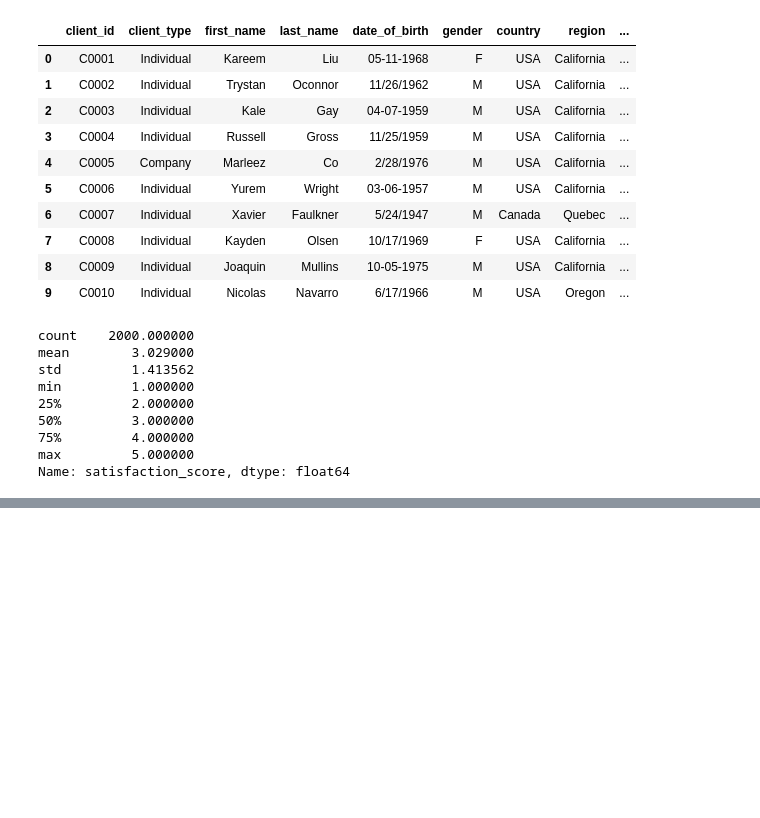
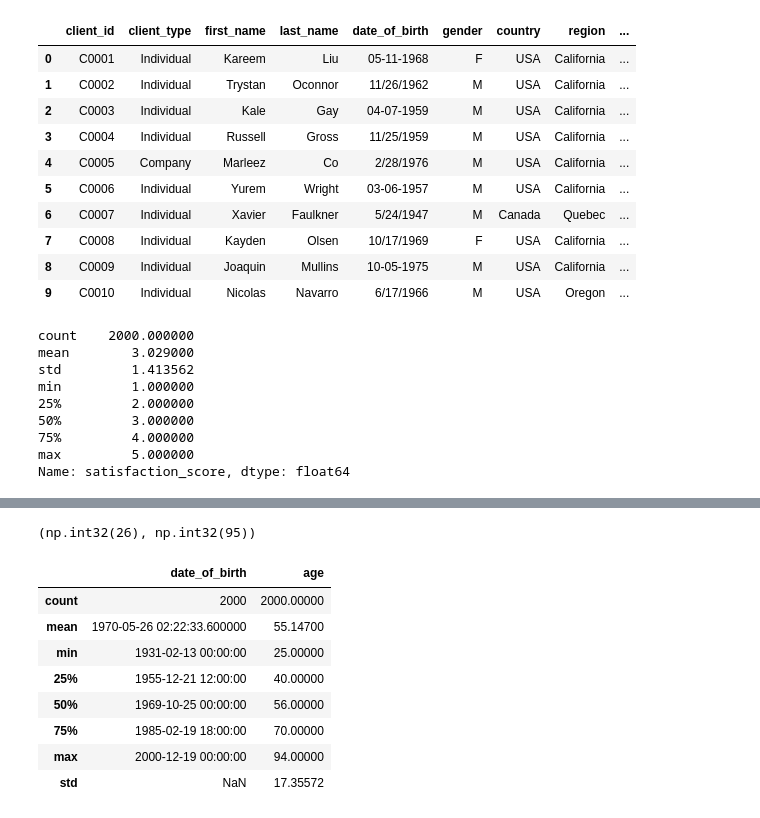
Before and after one commit to Dvnsh-coder/real-estate-ml-project, a Jupyter notebook: notebook/02_Client_Exploration.ipynb, the cells around one changed output, grey strips where cells are left out. Saved outputs shown, nothing was run; the diff lists cells and outputs as text; code cells hidden in the pictures; blank space fills up the shorter version.

```diff
--- a/notebook/02_Client_Exploration.ipynb
+++ b/notebook/02_Client_Exploration.ipynb
@@ -182,0 +247,4 @@ Name: date_of_birth, dtype: str
+# %%
+clients_df['age'].min(), clients_df['age'].max()
+# %% [output]
+(np.int32(26), np.int32(95))
@@ -182,0 +257,12 @@ Name: date_of_birth, dtype: str
+# %%
+clients_df[['date_of_birth', 'age']].describe()
+# %% [output]
+|  | date_of_birth | age |
+| count | 2000 | 2000.00000 |
+| mean | 1970-05-26 02:22:33.600000 | 55.14700 |
+| min | 1931-02-13 00:00:00 | 25.00000 |
+| 25% | 1955-12-21 12:00:00 | 40.00000 |
+| 50% | 1969-10-25 00:00:00 | 56.00000 |
+| 75% | 1985-02-19 18:00:00 | 70.00000 |
+| max | 2000-12-19 00:00:00 | 94.00000 |
+| std | NaN | 17.35572 |
```
Also changed, not shown: parts of 13 cells of this notebook.
